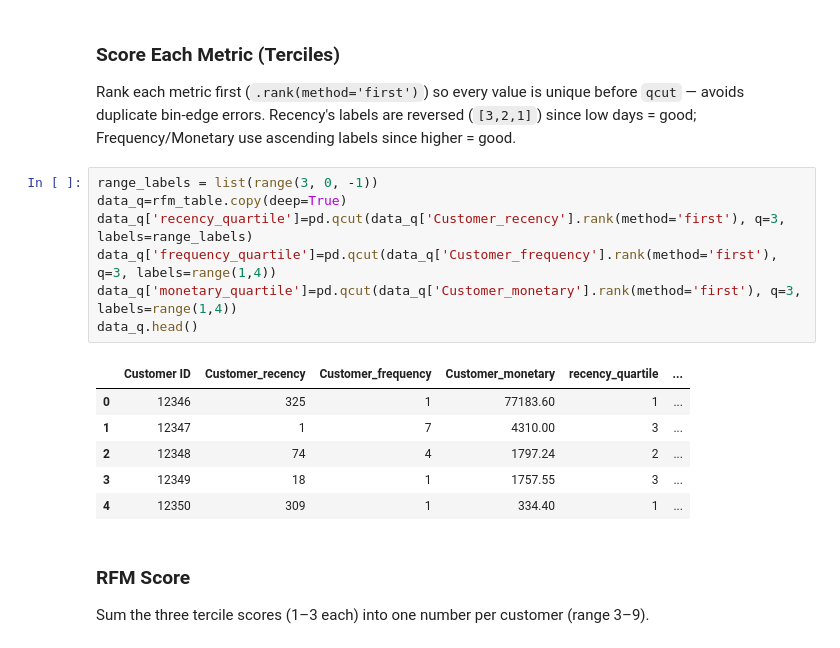
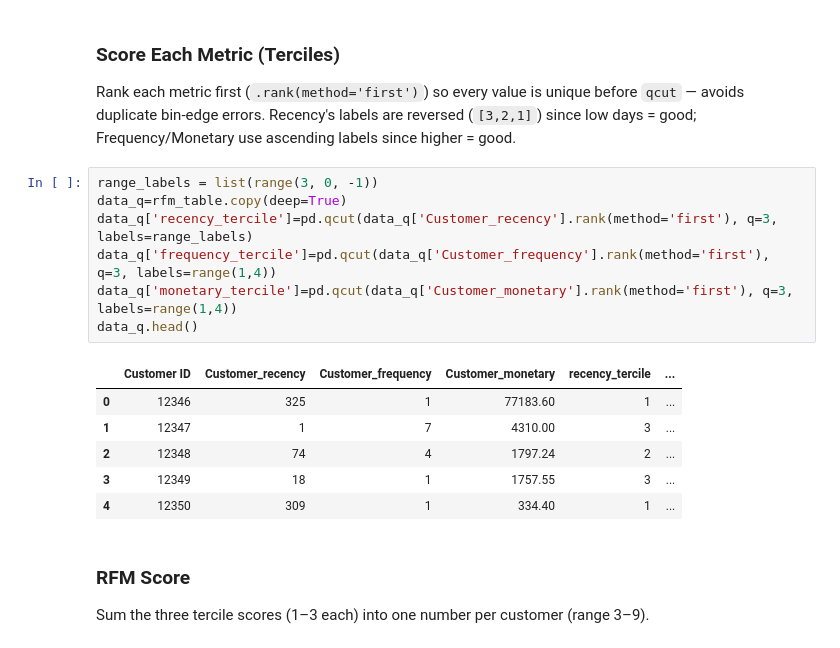
Before and after one commit to fionnadavoodian/online-retail-ii, a Jupyter notebook: notebooks/05_segmentation.ipynb, the cells around one changed output. Drawn from its saved outputs; the diff is of its cells as text.

```diff
--- a/notebooks/05_segmentation.ipynb
+++ b/notebooks/05_segmentation.ipynb
@@ -209,12 +209,12 @@ Rank each metric first (`.rank(method='first')`) so every value is unique before
 # %%
 range_labels = list(range(3, 0, -1))
 data_q=rfm_table.copy(deep=True)
-data_q['recency_quartile']=pd.qcut(data_q['Customer_recency'].rank(method='first'), q=3, labels=range_labels)
-data_q['frequency_quartile']=pd.qcut(data_q['Customer_frequency'].rank(method='first'), q=3, labels=range(1,4))
-data_q['monetary_quartile']=pd.qcut(data_q['Customer_monetary'].rank(method='first'), q=3, labels=range(1,4))
+data_q['recency_tercile']=pd.qcut(data_q['Customer_recency'].rank(method='first'), q=3, labels=range_labels)
+data_q['frequency_tercile']=pd.qcut(data_q['Customer_frequency'].rank(method='first'), q=3, labels=range(1,4))
+data_q['monetary_tercile']=pd.qcut(data_q['Customer_monetary'].rank(method='first'), q=3, labels=range(1,4))
 data_q.head()
 # %% [output]
-|  | Customer ID | Customer_recency | Customer_frequency | Customer_monetary | recency_quartile | ... |
+|  | Customer ID | Customer_recency | Customer_frequency | Customer_monetary | recency_tercile | ... |
 | 0 | 12346 | 325 | 1 | 77183.60 | 1 | ... |
 | 1 | 12347 | 1 | 7 | 4310.00 | 3 | ... |
 | 2 | 12348 | 74 | 4 | 1797.24 | 2 | ... |
```
Also changed, not shown: parts of 13 cells of this notebook, 17 other files.
